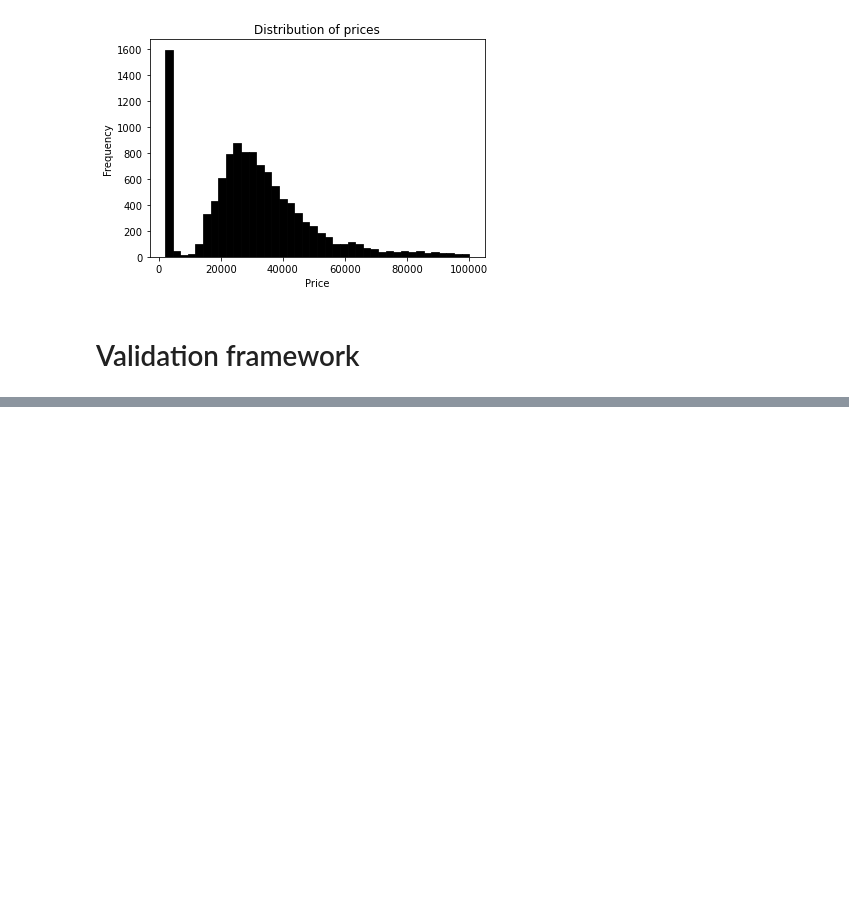
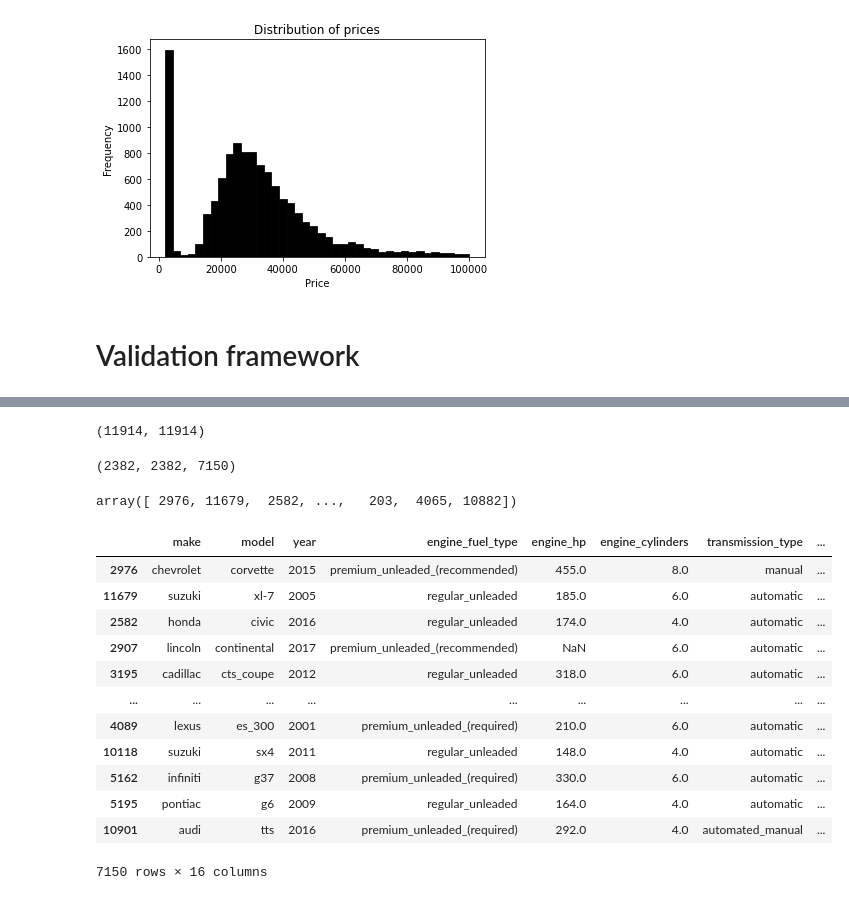
Before and after one commit to sarakubik/MLZoomcamp, a Jupyter notebook: ml_zoomcamp_ch2_data_cleaning.ipynb, the cells around one changed output, grey strips where cells are left out. Cells and saved outputs as stored; diff of their text form; code cells hidden in the pictures; blank space fills up the shorter version.

```diff
--- a/ml_zoomcamp_ch2_data_cleaning.ipynb
+++ b/ml_zoomcamp_ch2_data_cleaning.ipynb
@@ -255,0 +266,15 @@ plt.show()
+# %%
+n = len(df)
+
+n_val = int(n * 0.2)
+n_test = int(n * 0.2)
+n_train = n - n_val - n_test
+# %%
+n, n_val + n_test + n_train
+# %% [output]
+(11914, 11914)
+# %%
+#to look at sizes of dataframes
+n_val, n_test, n_train
+# %% [output]
+(2382, 2382, 7150)
@@ -255,0 +286,27 @@ plt.show()
+# %%
+#shuffle data
+idx = np.arange(n)
+np.random.shuffle(idx)
+idx
+# %% [output]
+array([ 2976, 11679,  2582, ...,   203,  4065, 10882])
+# %%
+df_train = df.iloc[idx[:n_train]]
+df_val = df.iloc[idx[n_train:n_train+n_val]]
+df_test = df.iloc[idx[n_train+n_val:]]
+# %%
+df_train
+# %% [output]
+|  | make | model | year | engine_fuel_type | engine_hp | engine_cylinders | transmission_type | ... |
+| 2976 | chevrolet | corvette | 2015 | premium_unleaded_(recommended) | 455.0 | 8.0 | manual | ... |
+| 11679 | suzuki | xl-7 | 2005 | regular_unleaded | 185.0 | 6.0 | automatic | ... |
+| 2582 | honda | civic | 2016 | regular_unleaded | 174.0 | 4.0 | automatic | ... |
+| 2907 | lincoln | continental | 2017 | premium_unleaded_(recommended) | NaN | 6.0 | automatic | ... |
+| 3195 | cadillac | cts_coupe | 2012 | regular_unleaded | 318.0 | 6.0 | automatic | ... |
+| ... | ... | ... | ... | ... | ... | ... | ... | ... |
+| 4089 | lexus | es_300 | 2001 | premium_unleaded_(required) | 210.0 | 6.0 | automatic | ... |
+| 10118 | suzuki | sx4 | 2011 | regular_unleaded | 148.0 | 4.0 | automatic | ... |
+| 5162 | infiniti | g37 | 2008 | premium_unleaded_(required) | 330.0 | 6.0 | automatic | ... |
+| 5195 | pontiac | g6 | 2009 | regular_unleaded | 164.0 | 4.0 | automatic | ... |
+| 10901 | audi | tts | 2016 | premium_unleaded_(required) | 292.0 | 4.0 | automated_manual | ... |
+7150 rows × 16 columns
```
Also changed, not shown: parts of 14 cells of this notebook.
